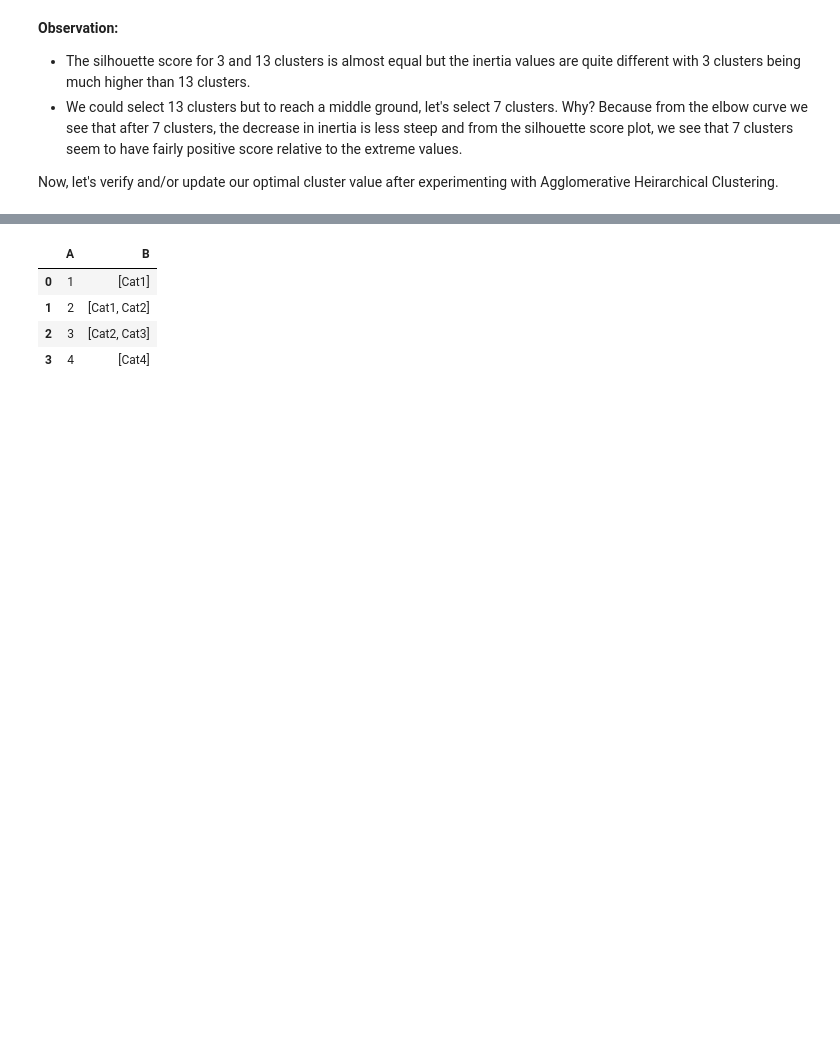
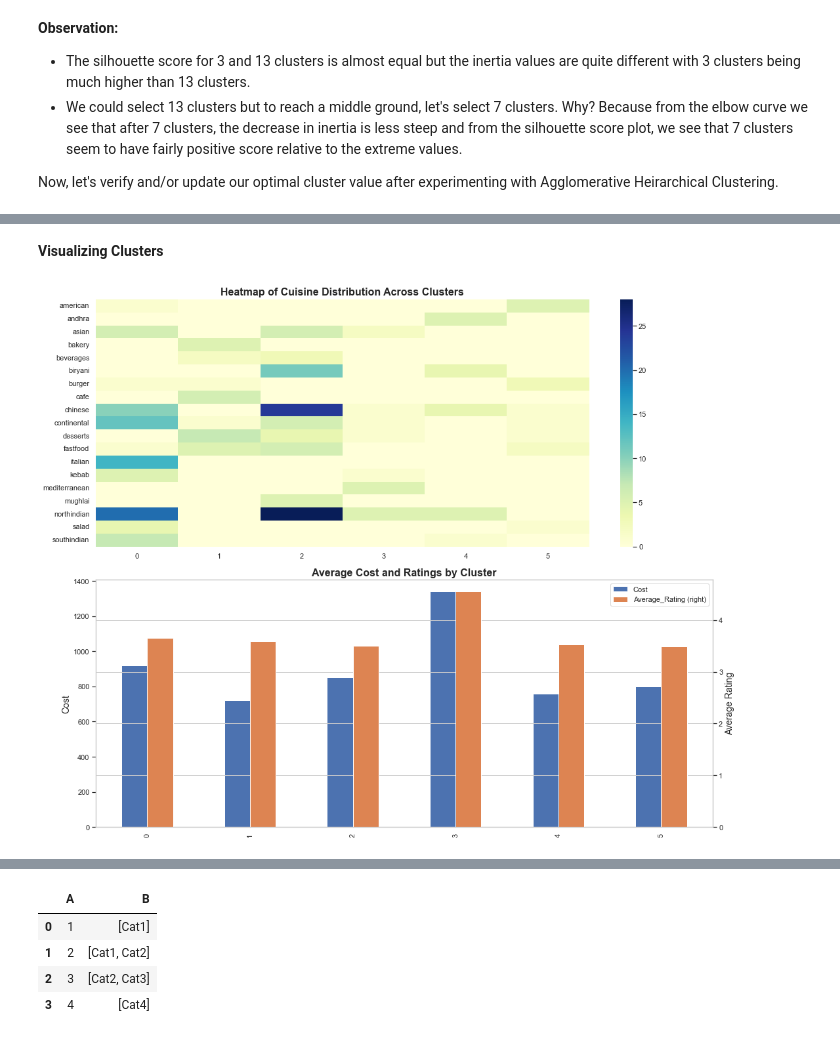
Before and after one commit to AimanSahay/ML-Project---Zomato-Restaurant-Clustering-and-Sentiment-Analysis, a Jupyter notebook: ML Project - Zomato Restaurant Clustering and Customer Sentiment Analysis.ipynb, the cells around one changed output, grey strips where cells are left out. Saved outputs shown, nothing was run; the diff lists cells and outputs as text; code cells hidden in the pictures; blank space fills up the shorter version.

```diff
--- a/ML Project - Zomato Restaurant Clustering and Customer Sentiment Analysis.ipynb
+++ b/ML Project - Zomato Restaurant Clustering and Customer Sentiment Analysis.ipynb
@@ -1887,0 +1881,13 @@ array([[-0.25400025, -0.2306328 , -0.40583972, ...,  3.37268439,
+# %%
+# Define the model
+hc = AgglomerativeClustering(n_clusters=6, linkage='ward')
+
+# Fit the model and predict the clusters
+features_df['Cluster'] = hc.fit_predict(X_scaled)
+
+# Assign the cluster labels to the dataset
+results_df = X
+results_df["Cluster"] = features_df["Cluster"]
+
+# Display the data after cluster assignment
+results_df
@@ -1887,0 +1909,8 @@ array([[-0.25400025, -0.2306328 , -0.40583972, ...,  3.37268439,
+# %%
+# Group by Clusters to calculate sum of each cuisine type
+results_df_grouped = results_df.groupby('Cluster').sum()
+
+# Again group by Cluster to calculate average cost and rating because sum values do not make sense.
+results_df_grouped[['Cost','Average_Rating']] = results_df[['Cost','Average_Rating','Cluster']].groupby('Cluster').mean()
+
+results_df_grouped
@@ -1887,0 +1926,26 @@ array([[-0.25400025, -0.2306328 , -0.40583972, ...,  3.37268439,
+# %% [markdown]
+**Visualizing Clusters**
+# %%
+# Cuisine Distribution Across Clusters
+
+# Preparing the data for heatmap
+cuisine_data = results_df_grouped.drop(['Cost', 'Average_Rating'], axis=1)
+cost_ratings_data = results_df_grouped[['Cost', 'Average_Rating']]
+
+# Plotting
+fig, ax = plt.subplots(2, 1, figsize=(15, 12))
+
+# Heatmap for cuisine distribution
+sns.heatmap(cuisine_data.T, cmap="YlGnBu", ax=ax[0])  # Transposing for better layout
+plot_labels(None, None, "Heatmap of Cuisine Distribution Across Clusters", ax, 0)
+
+# Grouped bar chart for cost and ratings
+cost_ratings_data.plot(kind='bar', ax=ax[1], secondary_y='Average_Rating')
+plot_labels(None, "Cost", "Average Cost and Ratings by Cluster", ax, 1)
+ax[1].right_ax.set_ylabel('Average Rating', fontsize=14)
+
+# Make adjustments and show the plot
+plt.tight_layout()
+plt.show()
+# %% [output]
+[figure, added]
```
Also changed, not shown: parts of 9 cells of this notebook.
